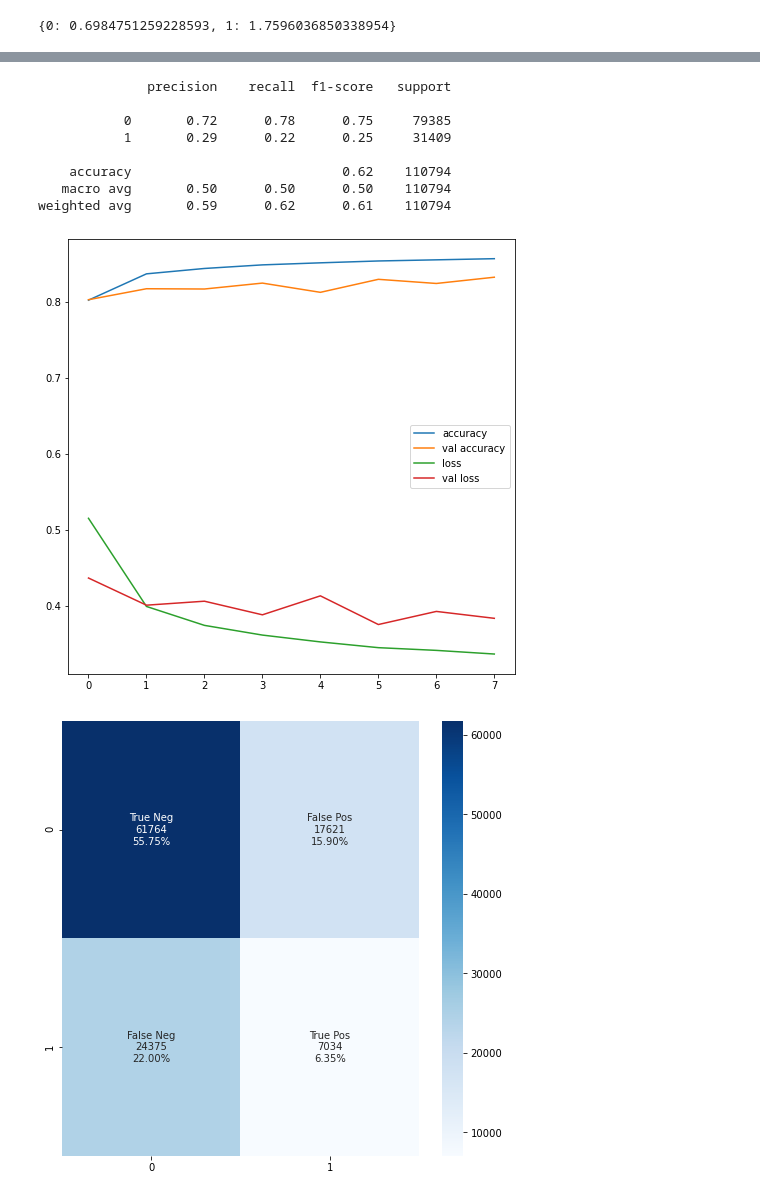
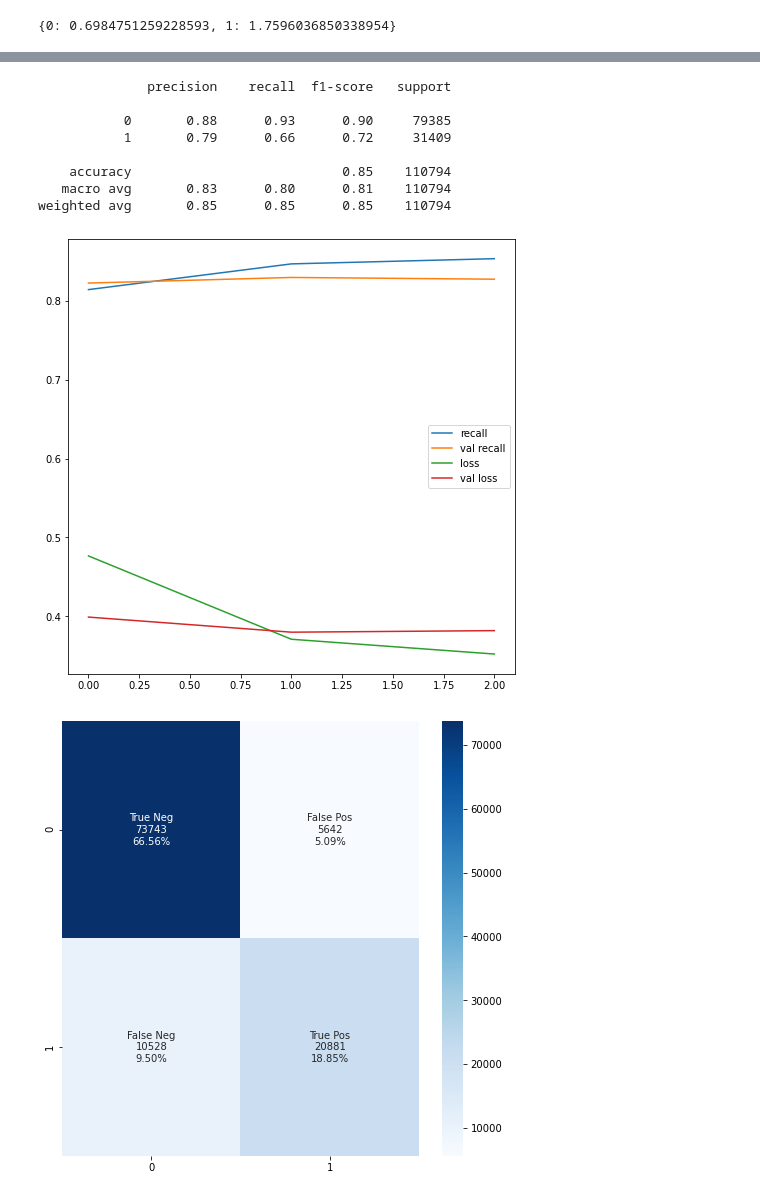
Before and after one commit to eltarr-kawther/Breast-cancer-classification, a Jupyter notebook: models.ipynb, the cells around one changed output, grey strips where cells are left out. Saved outputs shown, nothing was run; the diff lists cells and outputs as text; code cells hidden in the pictures.

Commit message:
update 3 models done (cnn, cnn + data augmentation, transfert learning)

```diff
--- a/models.ipynb
+++ b/models.ipynb
@@ -73,0 +72,13 @@ Found 110794 images belonging to 2 classes.
+# %%
+# generators
+train_aug = ImageDataGenerator(validation_split=.15, rescale=1 / 255.0)
+test_aug = ImageDataGenerator(rescale=1 / 255.0)
+
+# set the flow of generators for the train/test/validation
+training_gen_original = train_aug.flow_from_directory(train_path, target_size=(51,51), subset="training", batch_size=32, shuffle=True)
+validation_gen_original = train_aug.flow_from_directory(train_path, target_size=(51,51), subset="validation", batch_size=32, shuffle=False)
+test_gen = test_aug.flow_from_directory(test_path, target_size=(51,51), batch_size=1, shuffle=False)
+
+# set the flow of generator for augmented data in train/validation
+training_gen_augmented = train_aug.flow_from_directory(symblink_path, target_size=(51,51), subset="training", batch_size=32, follow_links=True, shuffle=True)
+validation_gen_augmented = test_aug.flow_from_directory(symblink_path, target_size=(51,51), subset="validation", batch_size=32, follow_links=True, shuffle=False)
@@ -75,7 +90,7 @@ Found 110794 images belonging to 2 classes.
 epochs = 50
 batch_size = 32
 optimizer = Adam(learning_rate=0.0001)
-callback = lambda x: [EarlyStopping(monitor='val_loss', patience=2, mode="min"), ModelCheckpoint(filepath=f"{wd}/{x}_weights.h5", monitor='val_loss', save_weights_only=True, save_best_only=True)]
+callback = lambda x: [EarlyStopping(monitor='val_recall', patience=2, mode="min"), ModelCheckpoint(filepath=f"{wd}/{x}_weights.h5", monitor='val_recall', save_weights_only=True, save_best_only=True)]
 
 # original
 totalTrain_original = 141722 # total number of images in the train set
@@ -107,7 +122,7 @@ model.add(BatchNormalization(axis=-1))
 model.add(Dropout(0.5))
 model.add(Dense(2, activation="softmax"))
 
-model.compile(loss='binary_crossentropy', optimizer=optimizer, metrics=['accuracy'])
+model.compile(loss='binary_crossentropy', optimizer=optimizer, metrics=["accuracy", recall])
 # %% [markdown]
 ## Model with unbalanced classes (without data augmentation)
 ### Perform classes weight to prioritize sample that are fewer (classe 1)
@@ -141,16 +146,16 @@ Epoch 8/50
 # %%
 model.load_weights("data/CNN_unbalanced_weights.h5")
 save("history_unbalanced")
 hist = load("history_unbalanced")
-show_results(_model=model, _hist=hist)
+show_results(_model=model, _hist=hist, metric="recall")
 # %% [output]
               precision    recall  f1-score   support
 
-           0       0.72      0.78      0.75     79385
-           1       0.29      0.22      0.25     31409
+           0       0.88      0.93      0.90     79385
+           1       0.79      0.66      0.72     31409
 
-    accuracy                           0.62    110794
-   macro avg       0.50      0.50      0.50    110794
-weighted avg       0.59      0.62      0.61    110794
+    accuracy                           0.85    110794
+   macro avg       0.83      0.80      0.81    110794
+weighted avg       0.85      0.85      0.85    110794
-[figure, old version]
+[figure, new version]
-[figure, old version]
+[figure, new version]
```
Also changed, not shown: parts of 20 cells of this notebook, 8 other files.
